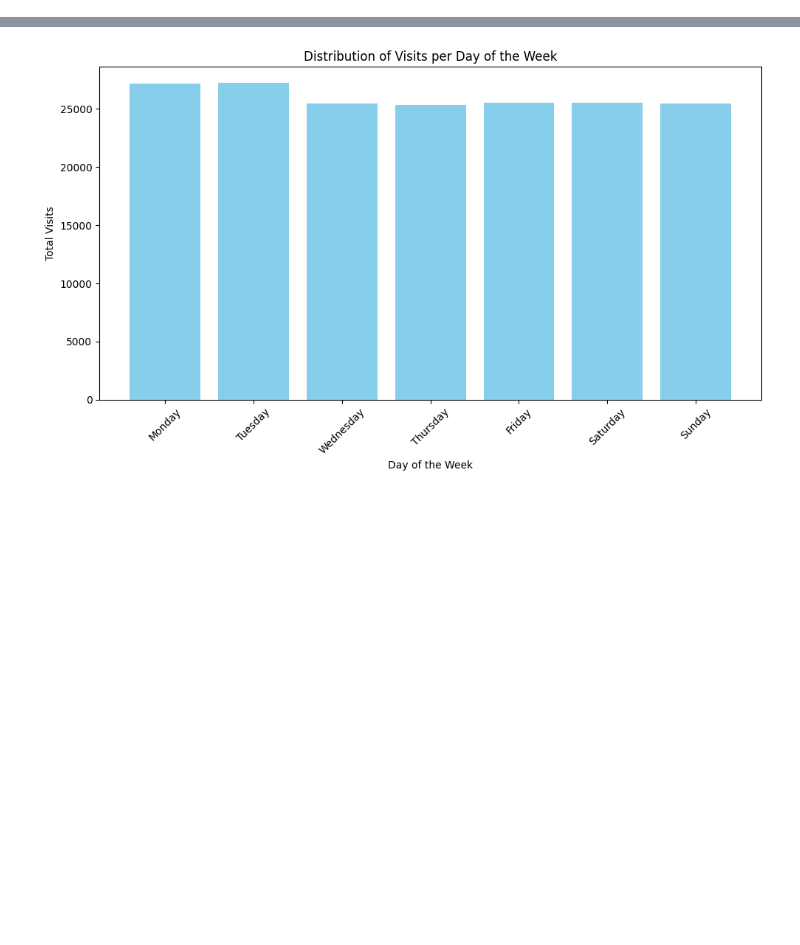
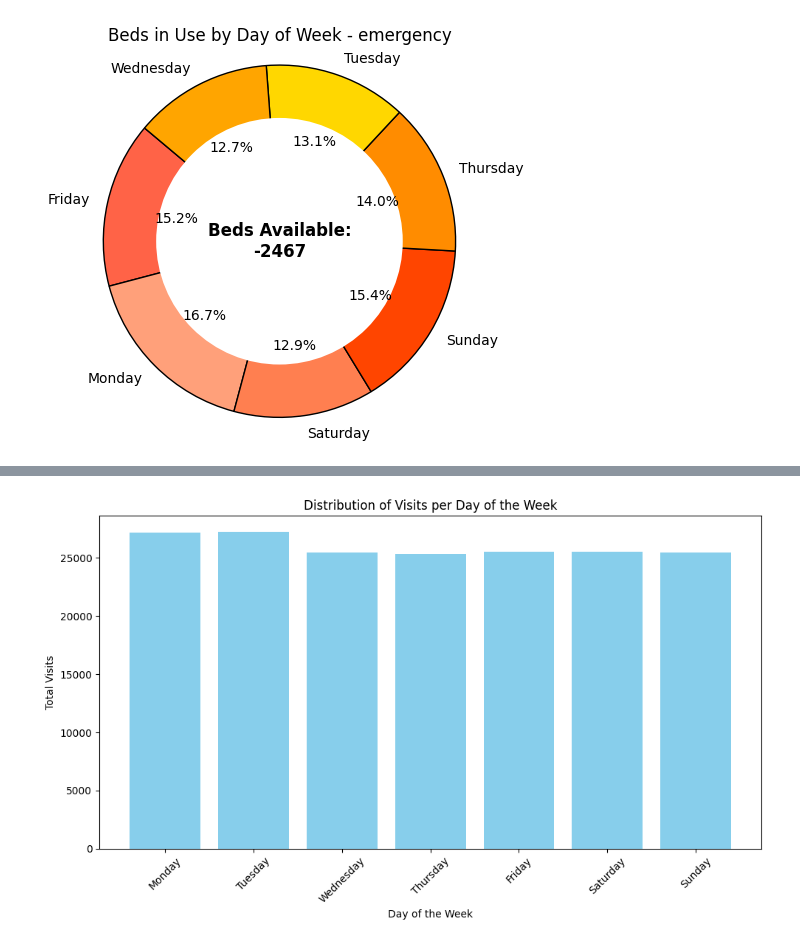
Before and after one commit to pablo9ja/Healthcare-Desktops, a Jupyter notebook: healthcare.ipynb, the cells around one changed output, grey strips where cells are left out. Saved outputs shown, nothing was run; the diff lists cells and outputs as text; code cells hidden in the pictures; blank space fills up the shorter version.

```diff
--- a/healthcare.ipynb
+++ b/healthcare.ipynb
@@ -97,0 +479,52 @@ df.head()
+# %%
+
+
+def plot_beds_in_use(df, department):
+    # Filter the DataFrame for the specified department
+    department_df = df[df['departments'] == department]
+
+    if department_df.empty:
+        print(f"No data available for the department: {department}")
+        return
+
+    # Aggregate beds_in_use by day_of_week
+    agg_df = department_df.groupby('day_of_week').agg({'beds_in_use': 'sum', 'total_beds': 'first'}).reset_index()
+    agg_df['beds_available'] = agg_df['total_beds'] - agg_df['beds_in_use']
+
+    # Check for NaN or invalid values
+    if agg_df.isna().any().any():
+        print("NaN values found in the aggregated data.")
+        print(agg_df)
+        return
+
+    if (agg_df['beds_in_use'] < 0).any() or (agg_df['total_beds'] <= 0).any():
+        print("Invalid bed counts found in the aggregated data.")
+        print(agg_df)
+        return
+
+    # Define warm colors
+    colors = ['#FF6347', '#FFA07A', '#FF7F50', '#FF4500', '#FF8C00', '#FFD700', '#FFA500']
+
+    # Plotting
+    plt.figure(figsize=(5, 5))
+    plt.pie(agg_df['beds_in_use'], labels=agg_df['day_of_week'], autopct='%1.1f%%', startangle=140, colors=colors, wedgeprops={'edgecolor': 'black'})
+
+    # Draw a circle to make it a doughnut plot
+    centre_circle = plt.Circle((0,0),0.70,fc='white')
+    fig = plt.gcf()
+    fig.gca().add_artist(centre_circle)
+
+    # Display beds available in the center
+    plt.text(0, 0, f'Beds Available:\n{agg_df["beds_available"].sum()}',
+             horizontalalignment='center',
+             verticalalignment='center',
+             fontsize=12, weight='bold')
+
+    plt.title(f'Beds in Use by Day of Week - {department}')
+    plt.axis('equal')  # Equal aspect ratio ensures that pie is drawn as a circle.
+    plt.show()
+
+# Call the function to generate the plot for the 'admin' department
+plot_beds_in_use(df, 'emergency')
+# %% [output]
+[figure, added]
```
Also changed, not shown: parts of 13 cells of this notebook, 12 other files.
